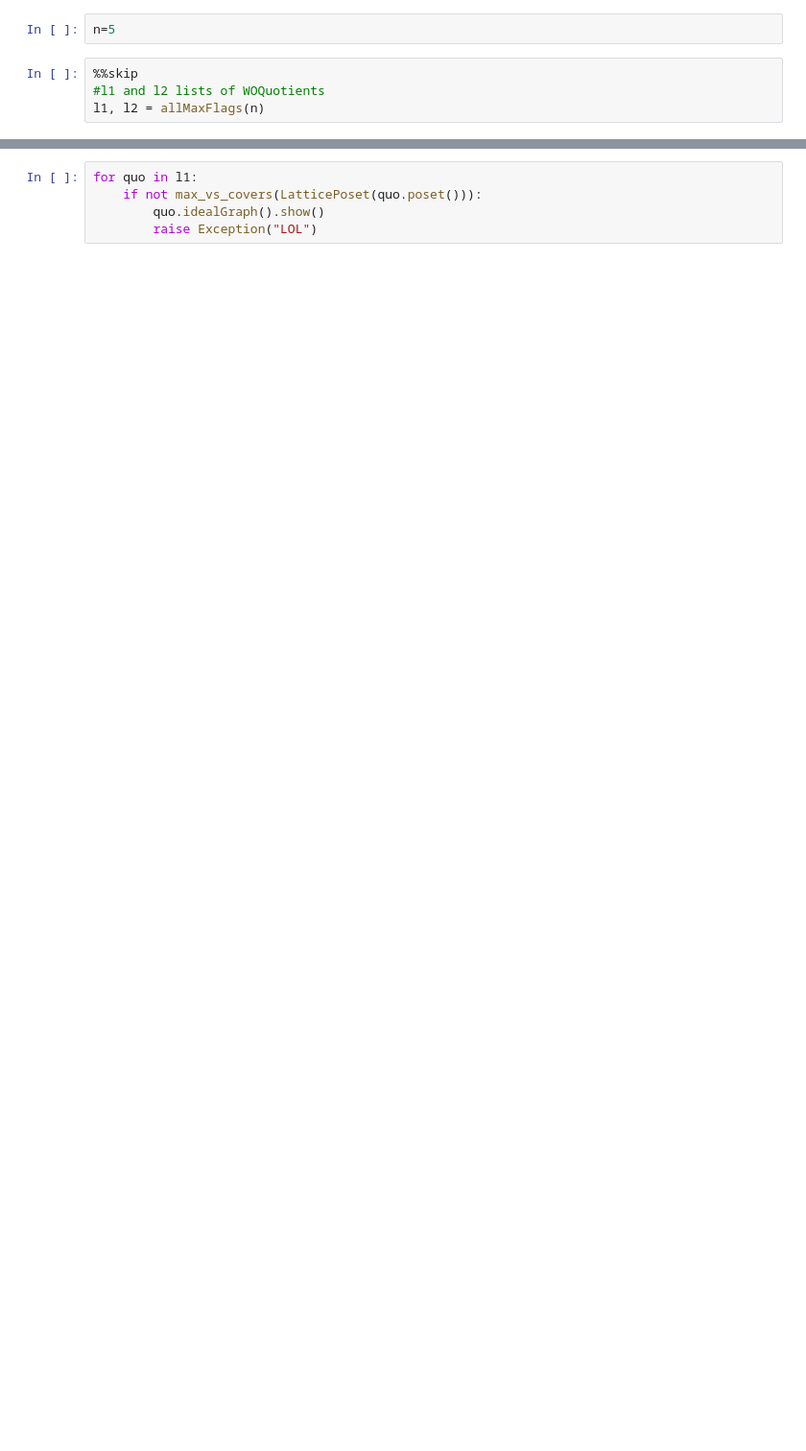
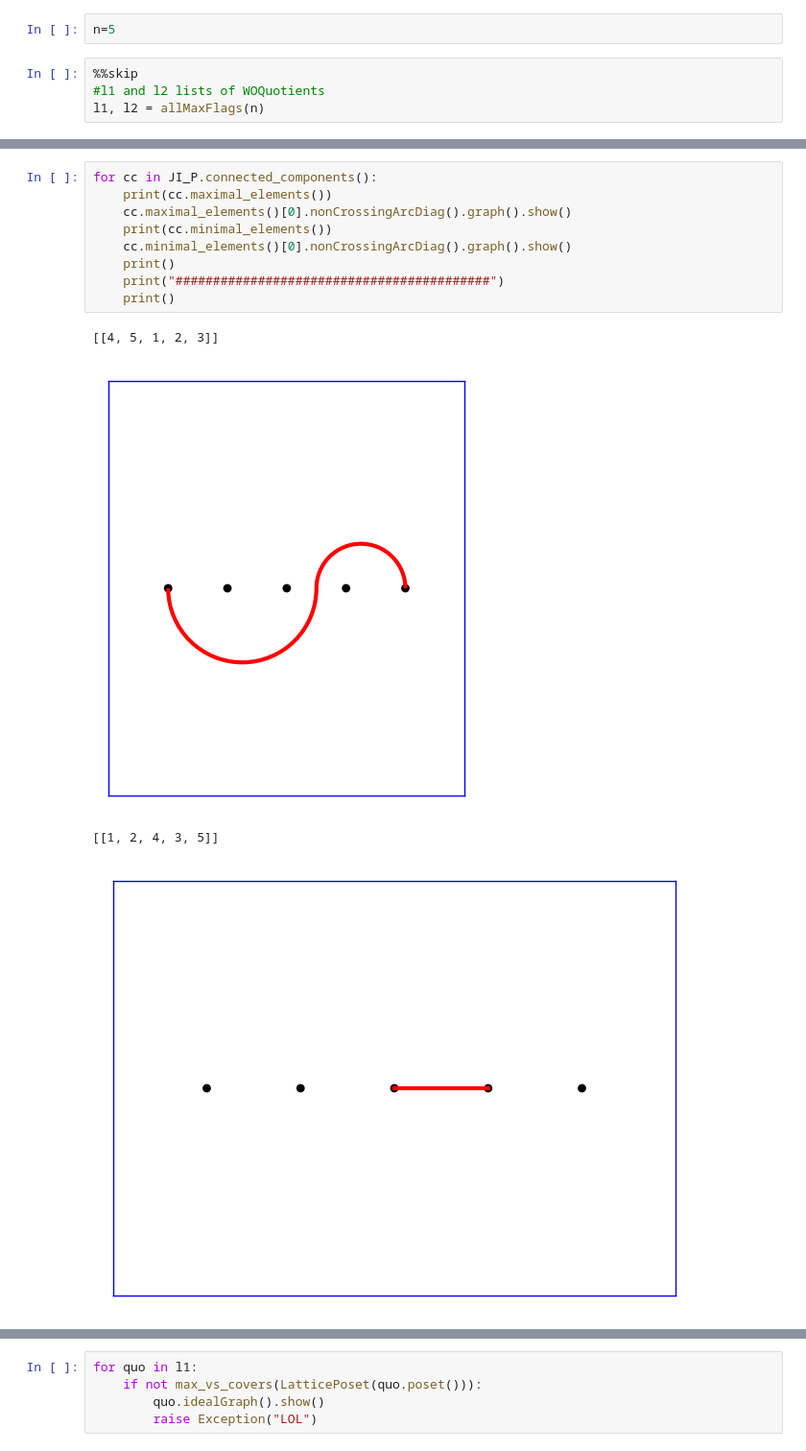
Before and after one commit to LudovicSchwob/Maxflag, a Jupyter notebook: code/Test_Louis.ipynb, the cells around one changed output, grey strips where cells are left out. Shown at 96% size. Cells and saved outputs as stored; diff of their text form; blank space fills up the shorter version.

```diff
--- a/code/Test_Louis.ipynb
+++ b/code/Test_Louis.ipynb
@@ -17,0 +24,14 @@ NameError: name 'l1' is not defined
+# %%
+for cc in JI_P.connected_components():
+    print(cc.maximal_elements())
+    cc.maximal_elements()[0].nonCrossingArcDiag().graph().show()
+    print(cc.minimal_elements())
+    cc.minimal_elements()[0].nonCrossingArcDiag().graph().show()
+    print()
+    print("##########################################")
+    print()
+# %% [output]
+[[4, 5, 1, 2, 3]]
+[figure, added]
+[[1, 2, 4, 3, 5]]
+[figure, added]
```
Also changed, not shown: parts of 7 cells of this notebook, 1 other file.
